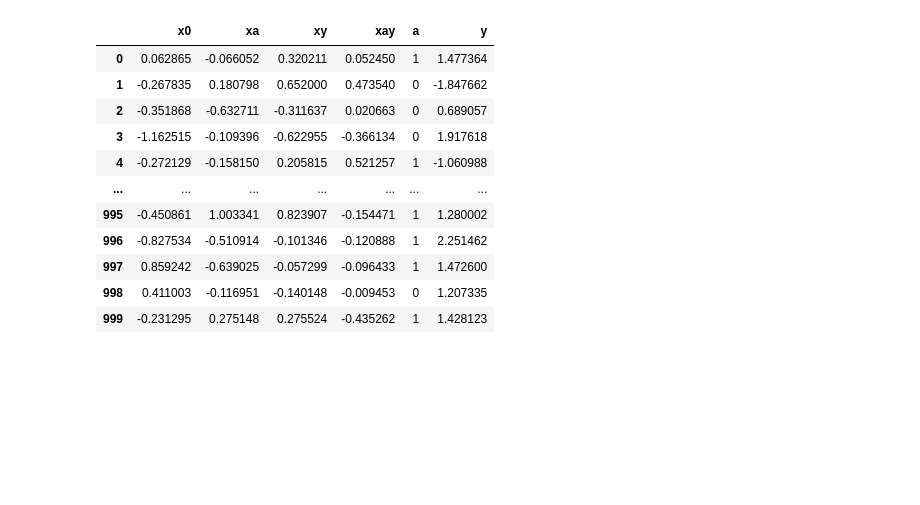
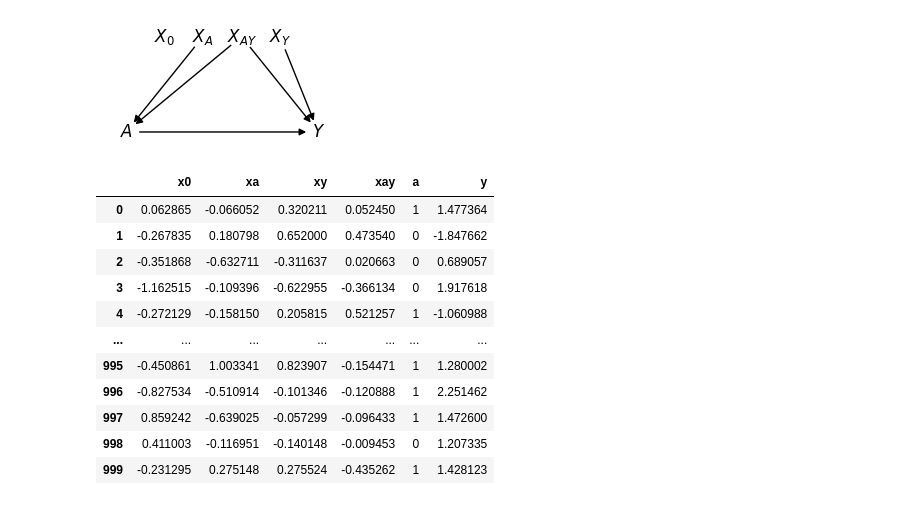
Before and after one commit to namag-ai/oui-plots, a Jupyter notebook: ouilove.ipynb, the cells around one changed output. Cells and saved outputs as stored; diff of their text form; code cells hidden in the pictures; blank space fills up the shorter version.

```diff
--- a/ouilove.ipynb
+++ b/ouilove.ipynb
@@ -33,6 +34,24 @@ def generate_data(n=1000, seed=0):
     a = pd.Series(a, name="a")
     y = pd.Series(y, name="y")
     return X, a, y
+# %%
+fig, ax = mpl.pyplot.subplots(1, 1, figsize=(3,1.5))
+G = nx.DiGraph([
+    ("$A$", "$Y$"),
+    # ("$X_0$", None),
+    ("$X_A$", "$A$"),
+    ("$X_{AY}$", "$A$"), ("$X_{AY}$", "$Y$"),
+    ("$X_Y$", "$Y$"),
+])
+G.add_node("$X_0$")
+pos = {
+    "$A$":[0,0], "$Y$":[5,0],
+    "$X_0$":[1, 2], "$X_A$":[2,2],
+    "$X_{AY}$":[3, 2], "$X_Y$":[4, 2],
+}
+nx.draw(G, pos=pos, ax=ax, with_labels=True, node_color="white")
+# %% [output]
+[figure, added]
 # %%
 X, a, y = generate_data()
 X.join(a).join(y)
```
Also changed, not shown: parts of 14 cells of this notebook.
